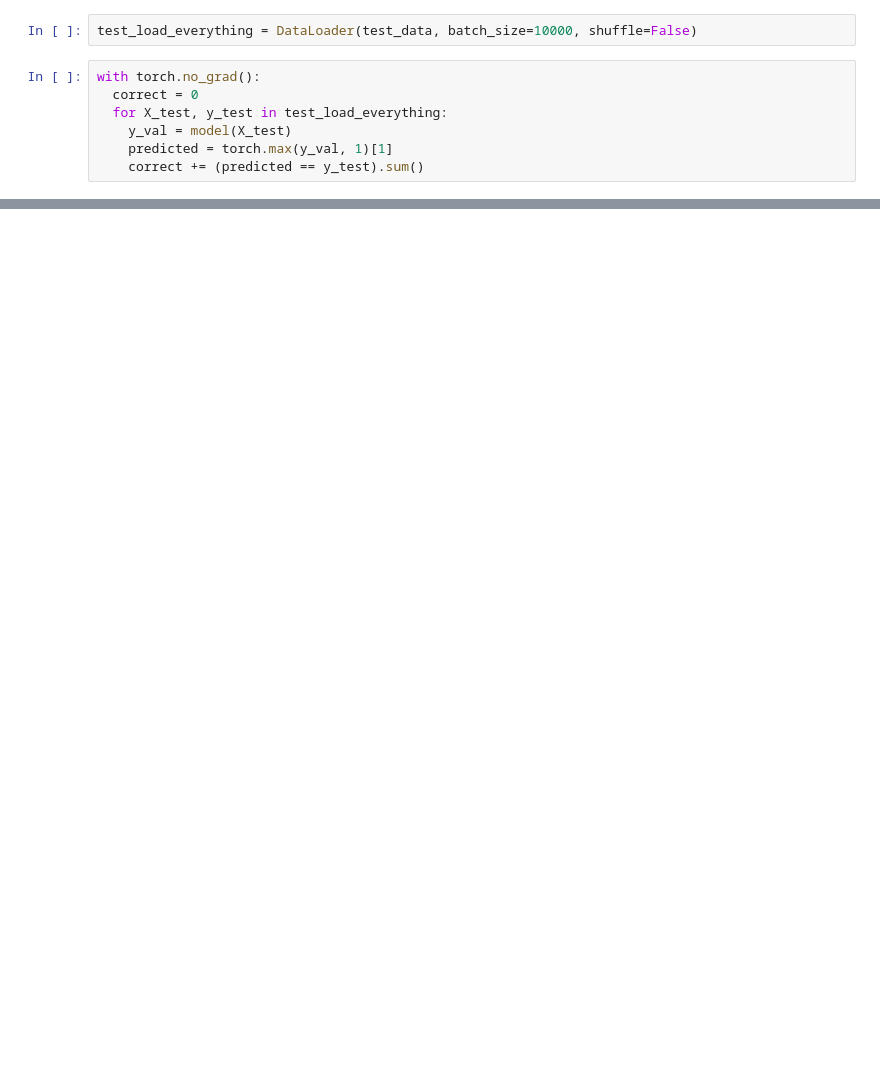
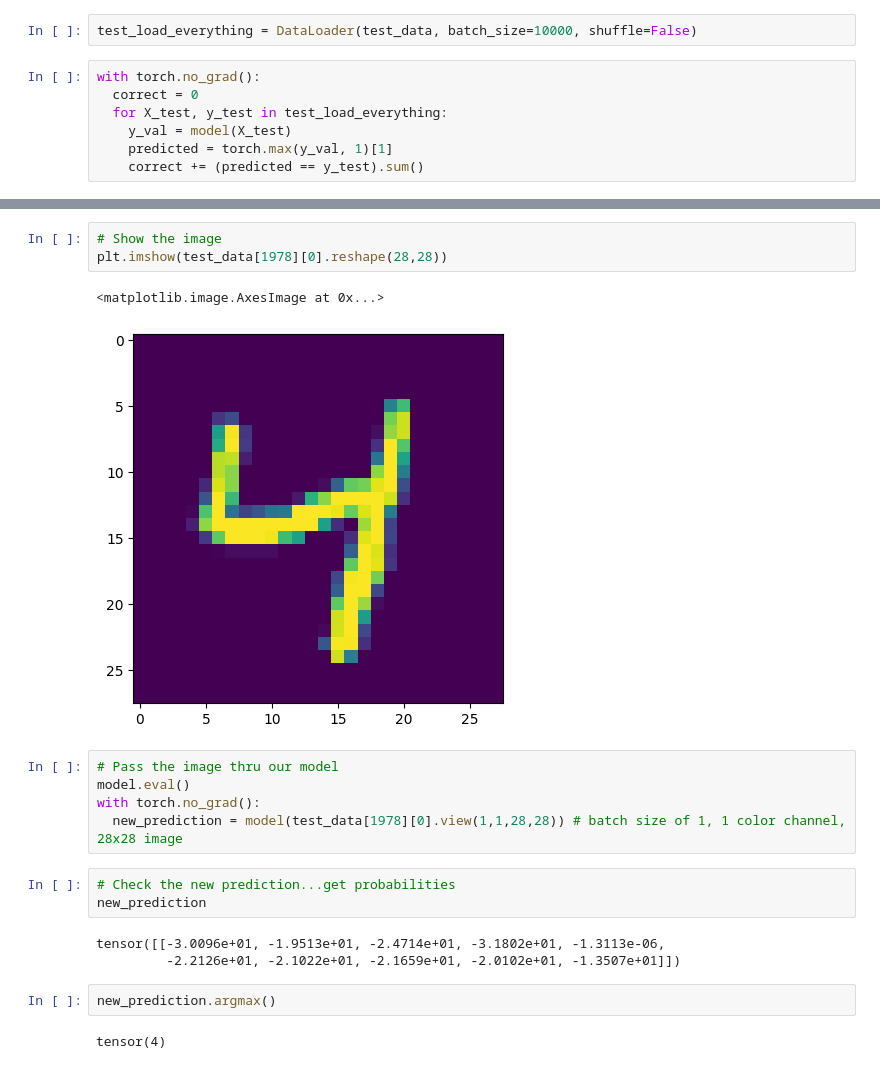
Before and after one commit to flatplanet/Pytorch-Tutorial-Youtube, a Jupyter notebook: CNN.ipynb, the cells around one changed output, grey strips where cells are left out. Drawn from its saved outputs; the diff is of its cells as text; blank space fills up the shorter version.

Commit message:
Run new image Thru CNN Model

```diff
--- a/CNN.ipynb
+++ b/CNN.ipynb
@@ -248,0 +326,21 @@ correct.item()/len(test_data)*100
+# %%
+# Show the image
+plt.imshow(test_data[1978][0].reshape(28,28))
+# %% [output]
+<matplotlib.image.AxesImage at 0x...>
+[figure, added]
+# %%
+# Pass the image thru our model
+model.eval()
+with torch.no_grad():
+  new_prediction = model(test_data[1978][0].view(1,1,28,28)) # batch size of 1, 1 color channel, 28x28 image
+# %%
+# Check the new prediction...get probabilities
+new_prediction
+# %% [output]
+tensor([[-3.0096e+01, -1.9513e+01, -2.4714e+01, -3.1802e+01, -1.3113e-06,
+         -2.2126e+01, -2.1022e+01, -2.1659e+01, -2.0102e+01, -1.3507e+01]])
+# %%
+new_prediction.argmax()
+# %% [output]
+tensor(4)
```
Also changed, not shown: parts of 8 cells of this notebook.
